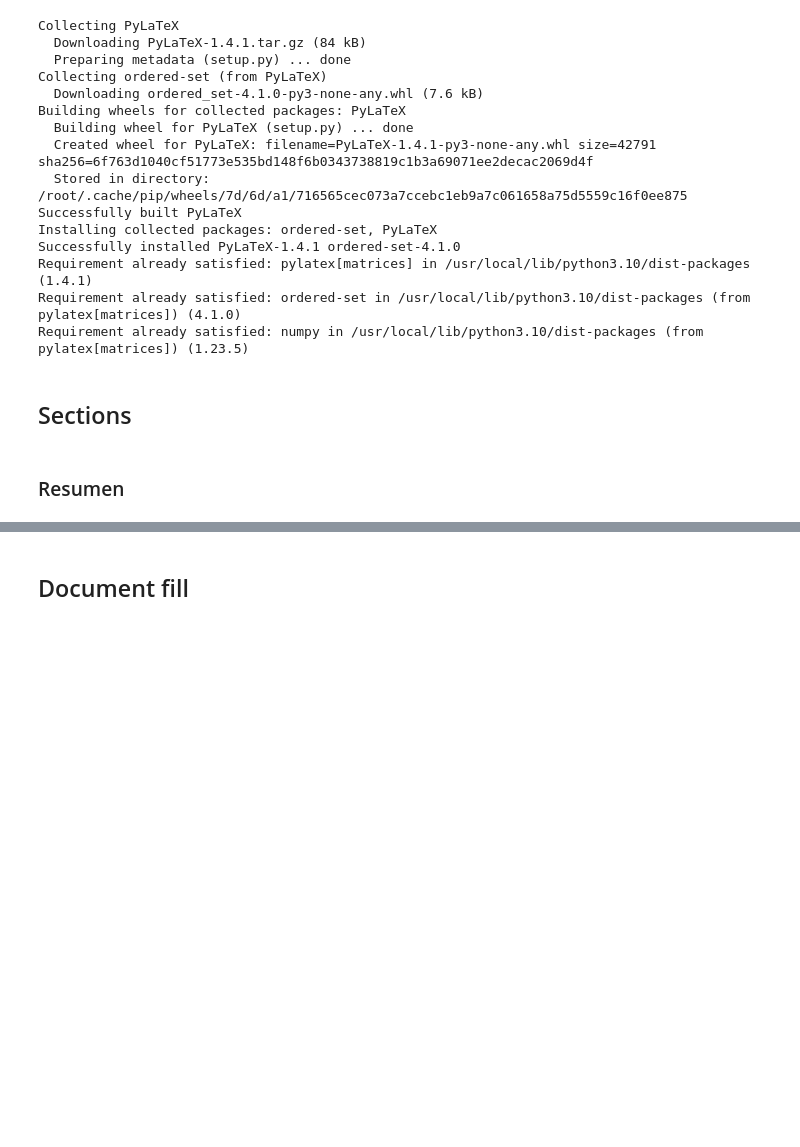
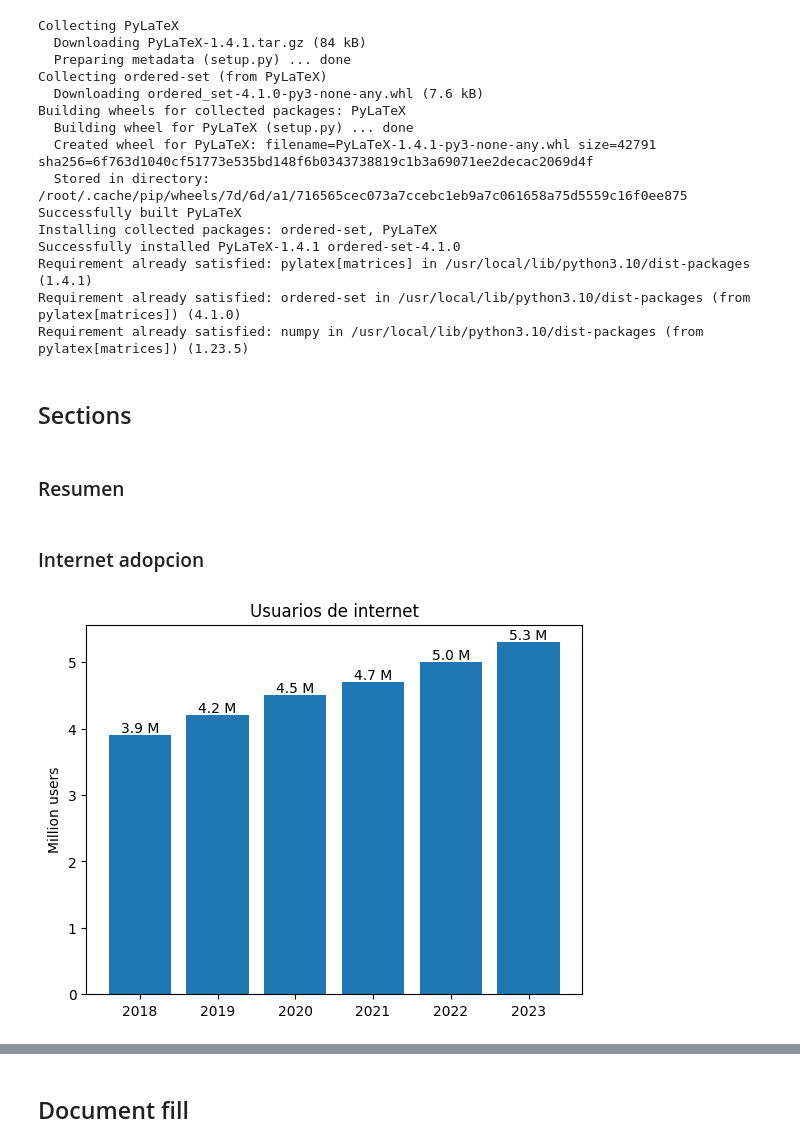
Before and after one commit to Erickype/CiscoAnualInternetReport, a Jupyter notebook: CiscoAnualReport.ipynb, the cells around one changed output, grey strips where cells are left out. Drawn from its saved outputs; the diff is of its cells as text; code cells hidden in the pictures; blank space fills up the shorter version.

Commit message:
Crecimiento de usuarios en internet

```diff
--- a/CiscoAnualReport.ipynb
+++ b/CiscoAnualReport.ipynb
@@ -60,7 +53,2 @@ import matplotlib.pyplot as plt
 # %% [markdown]
 ## Sections
-# %%
-class Fact:
-  title = ""
-  text = ""
-  figure = plt.Figure
@@ -67,5 +65,43 @@ class Fact:
+# %%
+class Fact:
+  title = ""
+  text = ""
+  figureName = ""
+  figurePath = ""
+  growthName = ""
+  growth = ""
+
+def GetFigurePath(name):
+   return os.path.join(os.path.dirname("./"), name)
 # %% [markdown]
 ### Resumen
 # %%
 resumen = Fact()
 resumen.text = "La empresa Cisco presenta el reporte anual de internet que muestra las principales tendencias en cuanto al uso y alcance. Además, se muestran datos relacionados con el uso de dispositivos móviles y tecnologías emergentes y ya establecidas como las redes móviles 4G y 5G."
+# %% [markdown]
+### Internet adopcion
+# %%
+intAdoption = Fact()
+intAdoption.title = "Adopción global de internet"
+intAdoption.text = "Se evidencia un constante crecimiento en el número de usuarios en la figura 1, en la figura 2 se muestran los porcentajes de crecimiento evidenciando un declive en el crecimiento entre 2020 y 2021 a pesar de la adopción del enfoque remoto durante la pandemia por COVID -19."
+intAdoption.figureName = "intAdoption.png"
+intAdoption.growthName = "internetCrecimiento.png"
+
+## plot chart
+years = ["2018", "2019", "2020", "2021", "2022", "2023"]
+users = [3.9, 4.2, 4.5, 4.7, 5.0, 5.3]  # miles de millones
+
+figure, ax = plt.subplots()
+
+container = ax.bar(years, users)
+ax.bar_label(container, fmt=lambda x: f'{x} M')
+
+ax.set_ylabel('Million users')
+ax.set_title('Usuarios de internet')
+
+plt.show()
+
+figure.savefig(intAdoption.figureName)
+intAdoption.figurePath = GetFigurePath(intAdoption.figureName)
+# %% [output]
+[figure, added]
```
Also changed, not shown: parts of 5 cells of this notebook.
